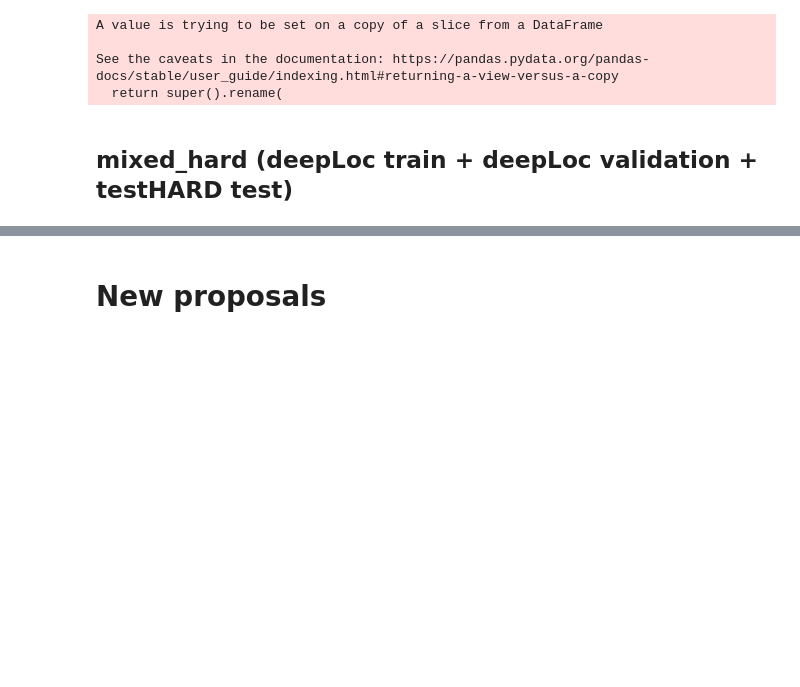
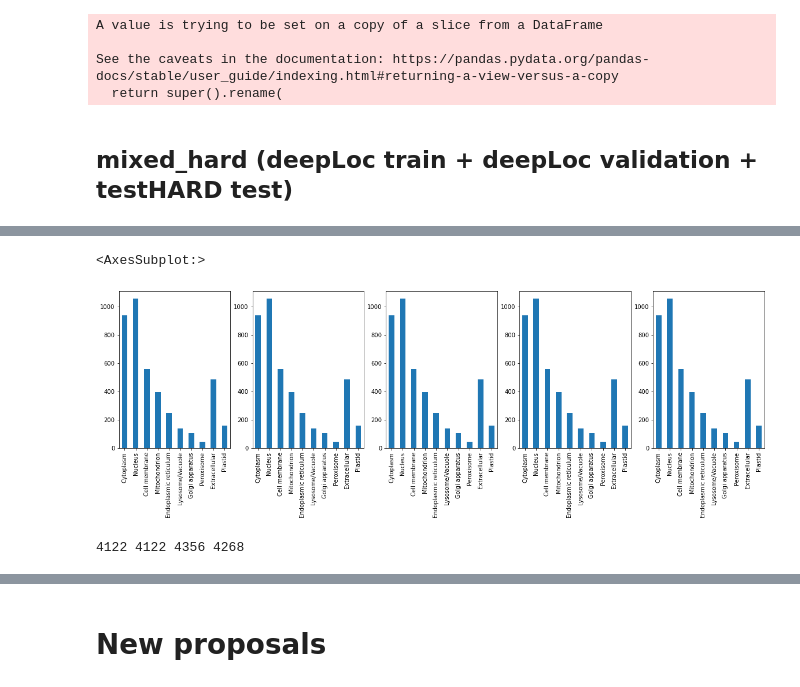
Before and after one commit to J-SNACKKB/FLIP, a Jupyter notebook: collect_splits/4_scl.ipynb, the cells around one changed output, grey strips where cells are left out. Drawn from its saved outputs; the diff is of its cells as text; code cells hidden in the pictures; blank space fills up the shorter version.

Commit message:
Add deepLoc 2.0

```diff
--- a/collect_splits/4_scl.ipynb
+++ b/collect_splits/4_scl.ipynb
@@ -40,13 +42,15 @@ from Bio import SeqIO
 data_path = Path('') / '..' / 'data' / 'subcellular_localization'
 split_path = Path('') / '..' / 'splits' / 'scl'
 
-# There are 4 datasets:
+# There are 4 datasets: TODO: CHANGE
 # From original the original deepLoc: one for training, one for validation and one for test
 # From Stärk et al. paper: one for test
 train_data_path = data_path / 'deeploc_our_train_set.fasta'
 validation_data_path = data_path / 'deeploc_our_val_set.fasta'
 test_data_path = data_path / 'deeploc_test_set.fasta'
 final_test_data_path = data_path / 'setHARD.fasta'
+deepLoc2_train_and_val_data_path = data_path / 'Swissprot_Train_Validation_dataset.csv'
+deepLoc2_test_data_path = data_path / 'hpa_testset.csv'
 
 # For the human data, we need to map gene names to UniProt accessions
 # Then we use a TSV export from UniProt to map the sequence to the gene name # TODO
@@ -147,0 +165,46 @@ mixed_hard.to_csv(split_path / 'splits' / 'mixed_hard.cvs', index = False)
+# %%
+classes_columns_names = ['Cytoplasm', 'Nucleus', 'Cell membrane', 'Mitochondrion', 'Endoplasmic reticulum', 'Lysosome/Vacuole', 'Golgi apparatus', 'Peroxisome', 'Extracellular', 'Plastid']
+# Delete instances with more than one class from train/val set (6684 instances from a total amount of 28303)
+to_delete = []
+for index, row in deepLoc2_train_and_val.iterrows():
+    if row[classes_columns_names].sum() > 1:
+        to_delete.append(index)
+deepLoc2_train_and_val = deepLoc2_train_and_val.drop(labels=to_delete, axis=0)
+
+# Delete instances with more than one class from test set (350 instances from a total amount of 1717)
+to_delete = []
+for index, row in deepLoc2_test.iterrows():
+    if row[classes_columns_names[:-2]].sum() > 1: # Except extracellular and plastid. There are no instances of these classes in the test set
+        to_delete.append(index)
+deepLoc2_test = deepLoc2_test.drop(labels=to_delete, axis=0)
+# %%
+# Transform multicolumn classes to a single column class
+deepLoc2_train_and_val['Class'] = deepLoc2_train_and_val[classes_columns_names].idxmax(1).where(deepLoc2_train_and_val.any(1))
+deepLoc2_test['Class'] = deepLoc2_test[classes_columns_names[:-2]].idxmax(1).where(deepLoc2_test.any(1))
+# %%
+# Delete multicolumn classes
+deepLoc2_train_and_val = deepLoc2_train_and_val.drop(classes_columns_names, axis=1)
+deepLoc2_test = deepLoc2_test.drop(classes_columns_names[:-2], axis=1)
+# %%
+fig, axes = plt.subplots(figsize=(20,5), nrows=1, ncols=5)
+
+partition0 = deepLoc2_train_and_val.loc[deepLoc2_train_and_val['Partition'] == 0]
+partition1 = deepLoc2_train_and_val.loc[deepLoc2_train_and_val['Partition'] == 1]
+partition2 = deepLoc2_train_and_val.loc[deepLoc2_train_and_val['Partition'] == 1]
+partition3 = deepLoc2_train_and_val.loc[deepLoc2_train_and_val['Partition'] == 3]
+partition4 = deepLoc2_train_and_val.loc[deepLoc2_train_and_val['Partition'] == 4]
+
+
+partition1['Class'].value_counts().reindex(classes_columns_names).plot(kind='bar', ax=axes[0])
+partition1['Class'].value_counts().reindex(classes_columns_names).plot(kind='bar', ax=axes[1])
+partition1['Class'].value_counts().reindex(classes_columns_names).plot(kind='bar', ax=axes[2])
+partition1['Class'].value_counts().reindex(classes_columns_names).plot(kind='bar', ax=axes[3])
+partition1['Class'].value_counts().reindex(classes_columns_names).plot(kind='bar', ax=axes[4])
+# %% [output]
+<AxesSubplot:>
+[figure, added]
+# %%
+# Length of each partition
+print(str(len(partition1)) + " " + str(len(partition2)) + " " + str(len(partition3)) + " " + str(len(partition4)))
+# %% [output]
+4122 4122 4356 4268
```
Also changed, not shown: parts of 18 cells of this notebook.
